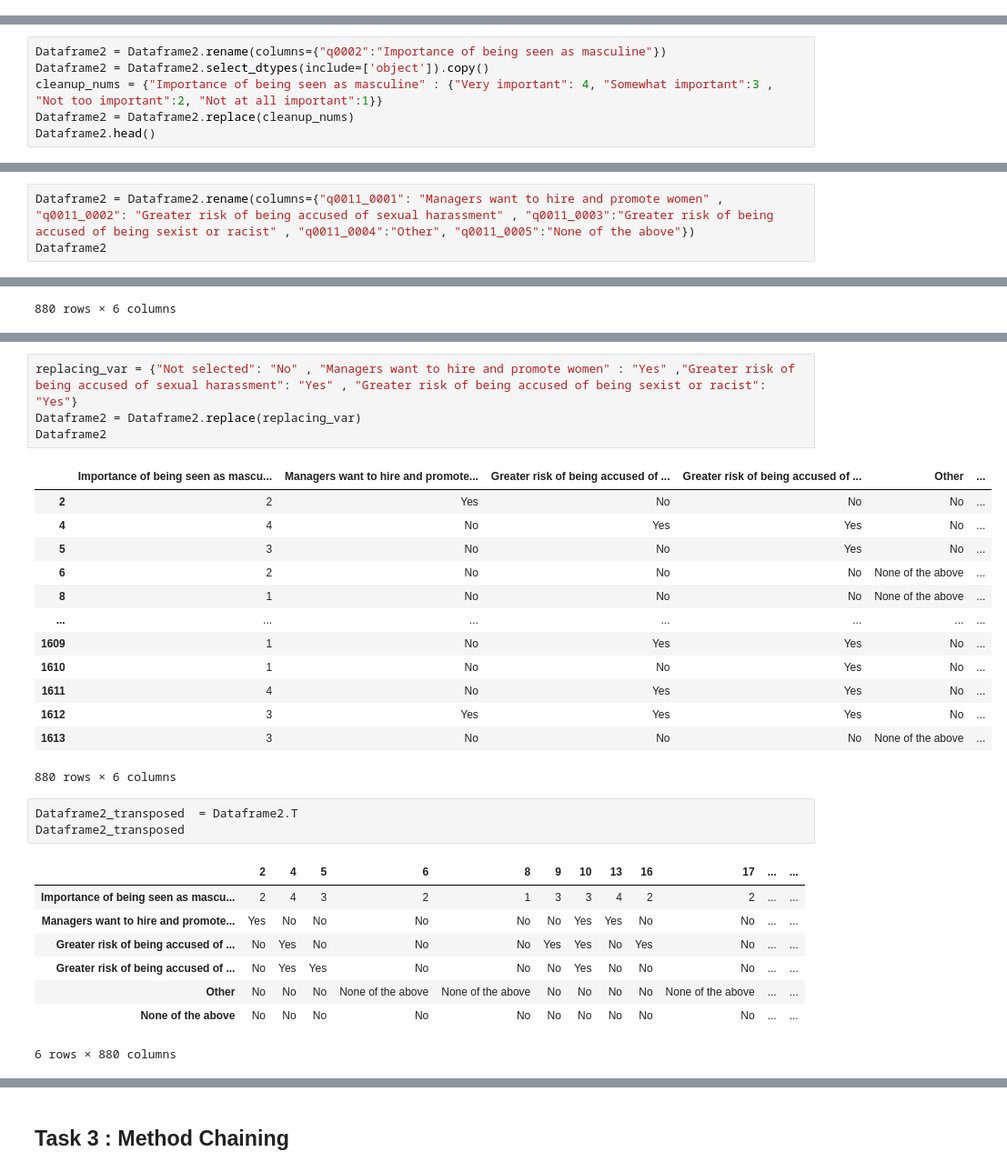
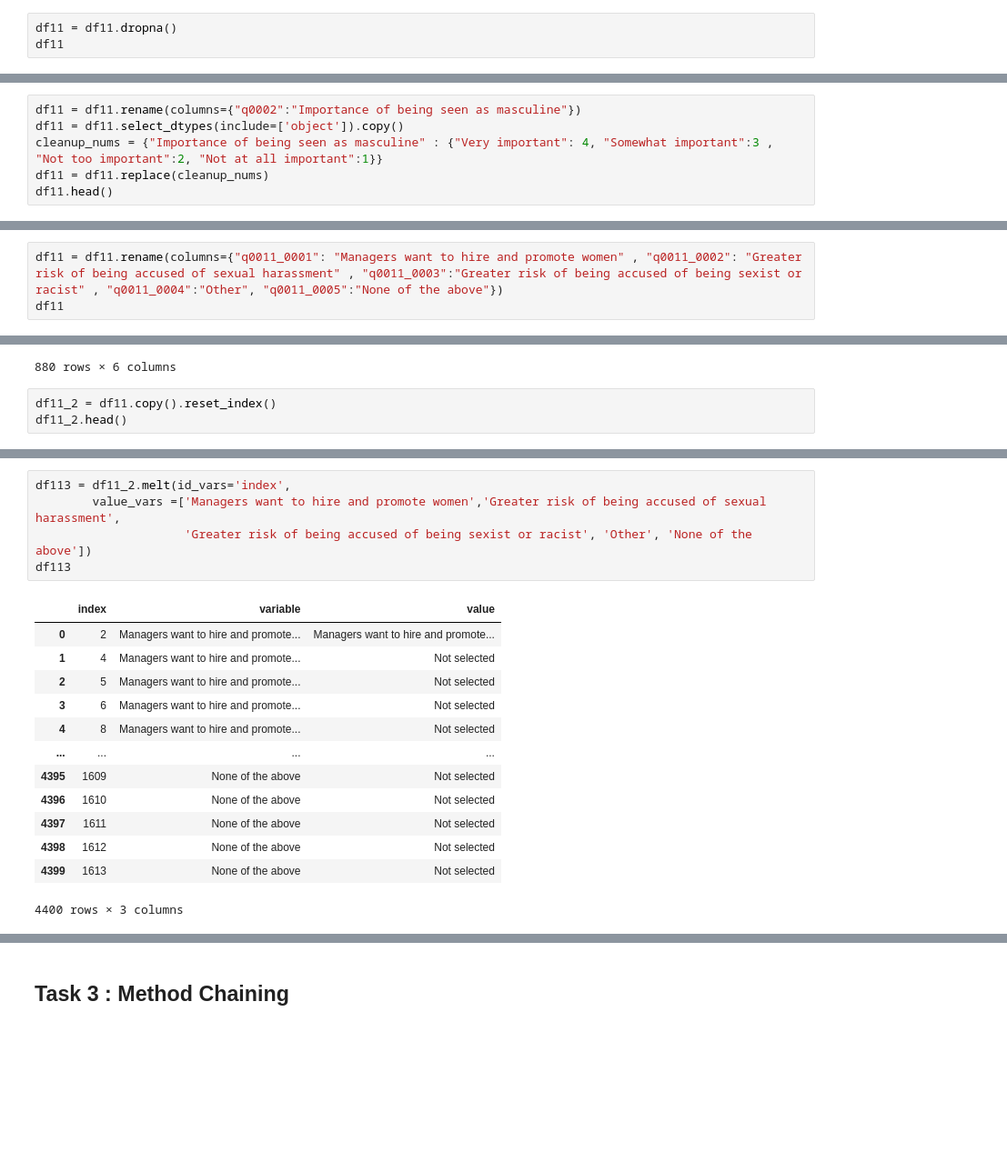
Before and after one commit to data301-2021-winter1/group20-project-, a Jupyter notebook: notebooks/analysis1.ipynb, the cells around one changed output, grey strips where cells are left out. Shown: that part at 91% size. Cells and saved outputs as stored; diff of their text form; blank space fills up the shorter version.

```diff
--- a/notebooks/analysis1.ipynb
+++ b/notebooks/analysis1.ipynb
@@ -429,0 +362,3 @@ Dataframe2
+# %%
+df11 = df11.dropna()
+df11
@@ -430,7 +379,7 @@ Dataframe2
 # %%
-Dataframe2 = Dataframe2.rename(columns={"q0002":"Importance of being seen as masculine"})
-Dataframe2 = Dataframe2.select_dtypes(include=['object']).copy()
+df11 = df11.rename(columns={"q0002":"Importance of being seen as masculine"})
+df11 = df11.select_dtypes(include=['object']).copy()
 cleanup_nums = {"Importance of being seen as masculine" : {"Very important": 4, "Somewhat important":3 , "Not too important":2, "Not at all important":1}}
-Dataframe2 = Dataframe2.replace(cleanup_nums)
-Dataframe2.head()
+df11 = df11.replace(cleanup_nums)
+df11.head()
 # %% [output]
@@ -443,6 +392,6 @@ Dataframe2.head()
 # %%
-Dataframe2 = Dataframe2.rename(columns={"q0011_0001": "Managers want to hire and promote women" , "q0011_0002": "Greater risk of being accused of sexual harassment" , "q0011_0003":"Greater risk of being accused of being sexist or racist" , "q0011_0004":"Other", "q0011_0005":"None of the above"})
-Dataframe2
+df11 = df11.rename(columns={"q0011_0001": "Managers want to hire and promote women" , "q0011_0002": "Greater risk of being accused of sexual harassment" , "q0011_0003":"Greater risk of being accused of being sexist or racist" , "q0011_0004":"Other", "q0011_0005":"None of the above"})
+df11
 # %% [output]
 |  | Importance of being seen as mascu... | Managers want to hire and promote... | Greater risk of being accused of ... | Greater risk of being accused of ... | Other | ... |
 | 2 | 2 | Managers want to hire and promote... | Not selected | Not selected | Not selected | ... |
@@ -457,3 +406,6 @@ Dataframe2
 | 1612 | 3 | Managers want to hire and promote... | Greater risk of being accused of ... | Greater risk of being accused of ... | Not selected | ... |
 | 1613 | 3 | Not selected | Not selected | Not selected | None of the above | ... |
 880 rows × 6 columns
+# %%
+df11_2 = df11.copy().reset_index()
+df11_2.head()
@@ -460,30 +419,19 @@ Dataframe2
 # %%
-replacing_var = {"Not selected": "No" , "Managers want to hire and promote women" : "Yes" ,"Greater risk of being accused of sexual harassment": "Yes" , "Greater risk of being accused of being sexist or racist": "Yes"}
-Dataframe2 = Dataframe2.replace(replacing_var)
-Dataframe2
+df113 = df11_2.melt(id_vars='index',
+        value_vars =['Managers want to hire and promote women','Greater risk of being accused of sexual harassment',
+                     'Greater risk of being accused of being sexist or racist', 'Other', 'None of the above'])
+df113
 # %% [output]
-|  | Importance of being seen as mascu... | Managers want to hire and promote... | Greater risk of being accused of ... | Greater risk of being accused of ... | Other | ... |
-| 2 | 2 | Yes | No | No | No | ... |
-| 4 | 4 | No | Yes | Yes | No | ... |
-| 5 | 3 | No | No | Yes | No | ... |
-| 6 | 2 | No | No | No | None of the above | ... |
-| 8 | 1 | No | No | No | None of the above | ... |
-| ... | ... | ... | ... | ... | ... | ... |
-| 1609 | 1 | No | Yes | Yes | No | ... |
-| 1610 | 1 | No | No | Yes | No | ... |
-| 1611 | 4 | No | Yes | Yes | No | ... |
-| 1612 | 3 | Yes | Yes | Yes | No | ... |
-| 1613 | 3 | No | No | No | None of the above | ... |
+|  | index | variable | value |
+| 0 | 2 | Managers want to hire and promote... | Managers want to hire and promote... |
+| 1 | 4 | Managers want to hire and promote... | Not selected |
+| 2 | 5 | Managers want to hire and promote... | Not selected |
+| 3 | 6 | Managers want to hire and promote... | Not selected |
+| 4 | 8 | Managers want to hire and promote... | Not selected |
+| ... | ... | ... | ... |
+| 4395 | 1609 | None of the above | Not selected |
+| 4396 | 1610 | None of the above | Not selected |
+| 4397 | 1611 | None of the above | Not selected |
+| 4398 | 1612 | None of the above | Not selected |
+| 4399 | 1613 | None of the above | Not selected |
-880 rows × 6 columns
+4400 rows × 3 columns
-# %%
-Dataframe2_transposed  = Dataframe2.T
-Dataframe2_transposed
-# %% [output]
-|  | 2 | 4 | 5 | 6 | 8 | 9 | 10 | 13 | 16 | 17 | ... | ... |
-| Importance of being seen as mascu... | 2 | 4 | 3 | 2 | 1 | 3 | 3 | 4 | 2 | 2 | ... | ... |
-| Managers want to hire and promote... | Yes | No | No | No | No | No | Yes | Yes | No | No | ... | ... |
-| Greater risk of being accused of ... | No | Yes | No | No | No | Yes | Yes | No | Yes | No | ... | ... |
-| Greater risk of being accused of ... | No | Yes | Yes | No | No | No | Yes | No | No | No | ... | ... |
-| Other | No | No | No | None of the above | None of the above | No | No | No | No | None of the above | ... | ... |
-| None of the above | No | No | No | No | No | No | No | No | No | No | ... | ... |
-6 rows × 880 columns
```
Also changed, not shown: parts of 54 cells of this notebook, 1 other file.
